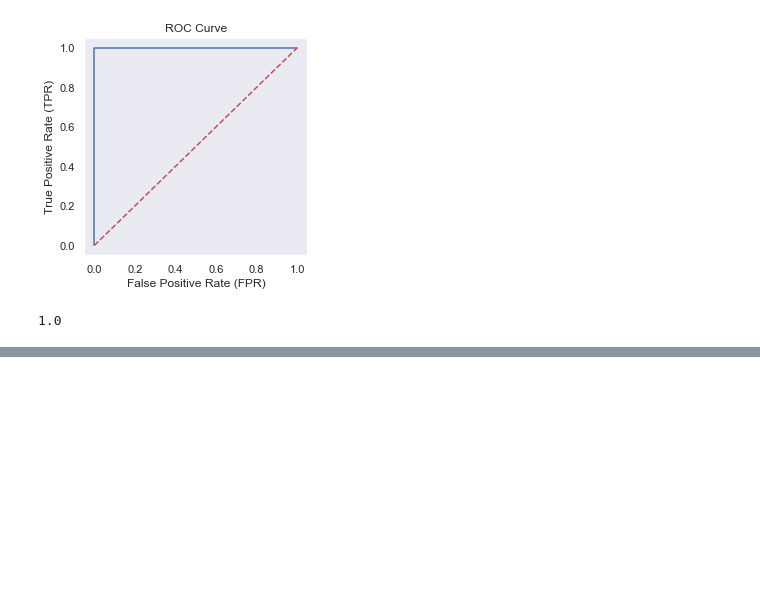
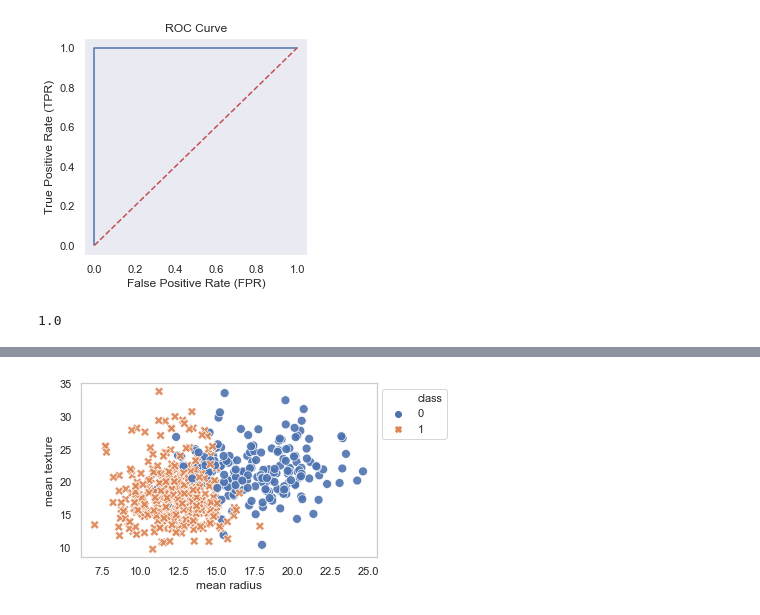
Before and after one commit to aukrit1993/my_machine_learning, a Jupyter notebook: chapter_18.ipynb, the cells around one changed output, grey strips where cells are left out. Saved outputs shown, nothing was run; the diff lists cells and outputs as text; code cells hidden in the pictures; blank space fills up the shorter version.

```diff
--- a/chapter_18.ipynb
+++ b/chapter_18.ipynb
@@ -211,0 +214,3 @@ auc_value
+# %%
+df['mean ra'] = df['mean radius']
+df.head()
@@ -211,0 +225,11 @@ auc_value
+# %%
+sb.set_style('whitegrid')
+plt.figure(figsize=(5.3, 3.2))
+
+sb.scatterplot('mean radius', 'mean texture', data=df, hue='class', style='class',
+              alpha=0.9, edgecolor='w', s=80)
+plt.grid(False)
+plt.legend(loc='upper left', bbox_to_anchor=(1, 1))
+plt.show()
+# %% [output]
+[figure, added]
```
Also changed, not shown: parts of 11 cells of this notebook.
